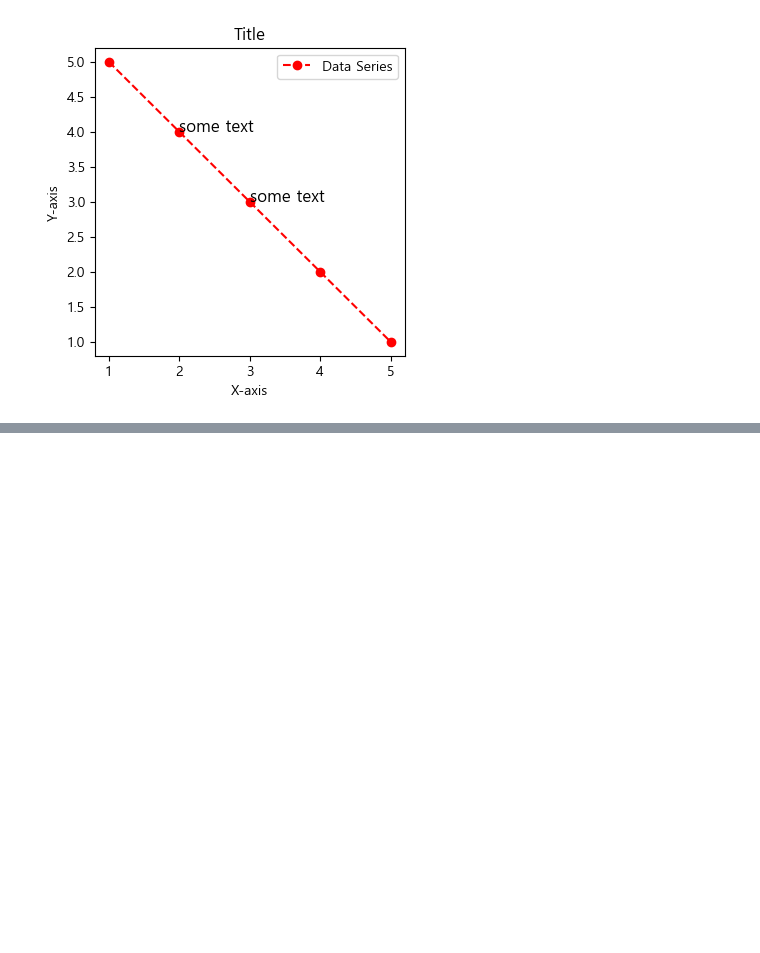
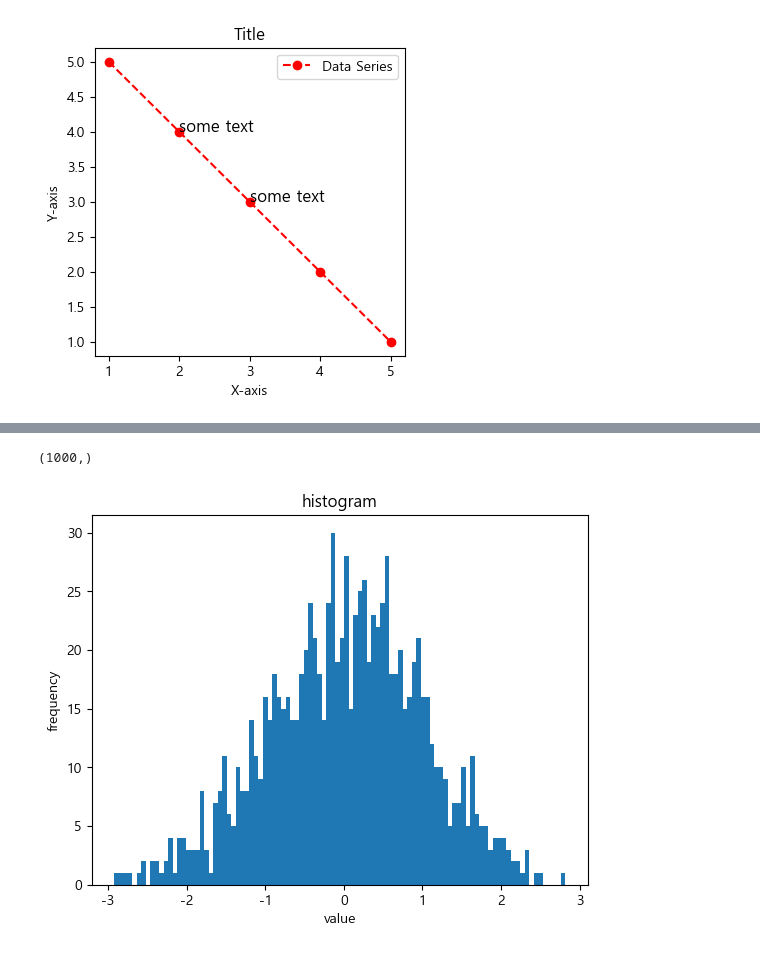
Before and after one commit to bellepoque7/sparta_ml, a Jupyter notebook: pandas_study.ipynb, the cells around one changed output, grey strips where cells are left out. Saved outputs shown, nothing was run; the diff lists cells and outputs as text; code cells hidden in the pictures; blank space fills up the shorter version.

```diff
--- a/pandas.ipynb
+++ b/pandas_study.ipynb
@@ -1754,0 +1927,16 @@ plt.show()
+# %%
+data = np.random.randn(1000)
+# 배열(array)형태로 1000개의 데이터가 랜덤 생성된다.
+data.shape # 열과 행에 대한 데이터가 어떻게 분포되어 있는지 간단하게 확인 가능하다.
+# 한 컬럼 내의 데이터 값 분포를 볼 때 좋겠다. x, y축이 있는게 아니다.
+# %% [output]
+(1000,)
+# %%
+plt.hist(data, bins=100) # 데이터 분포 구간에 대한 범위 설정 값
+# bins를 수정하면서 차트로 잘 표현된 값이 어느 것인지 확인하면서 히스토그램을 활용한다.
+plt.xlabel('value')
+plt.ylabel('frequency') # 빈도를 나타내는 거니까
+plt.title('histogram')
+plt.show()
+# %% [output]
+[figure, added]
```
Also changed, not shown: parts of 69 cells of this notebook, 2 other files.
